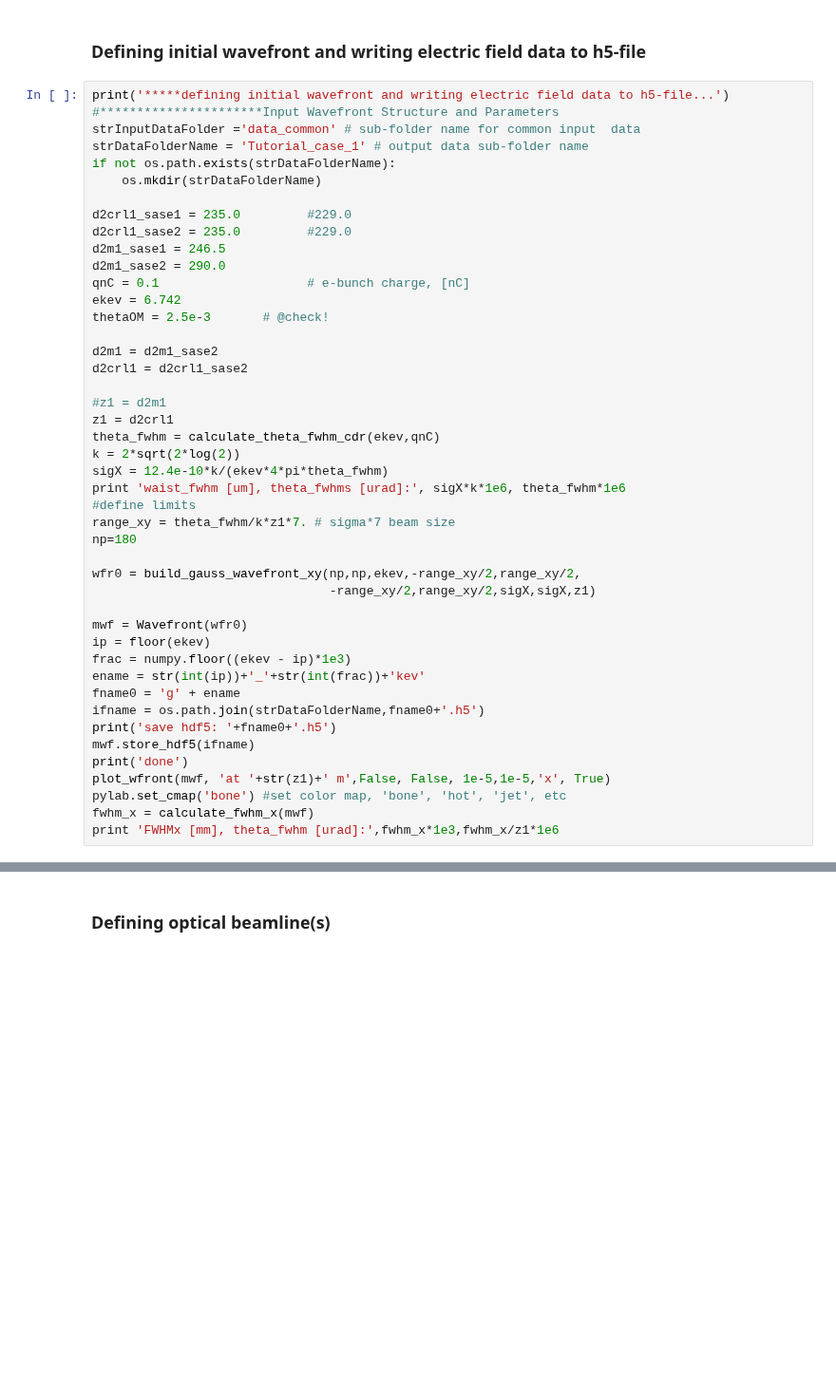
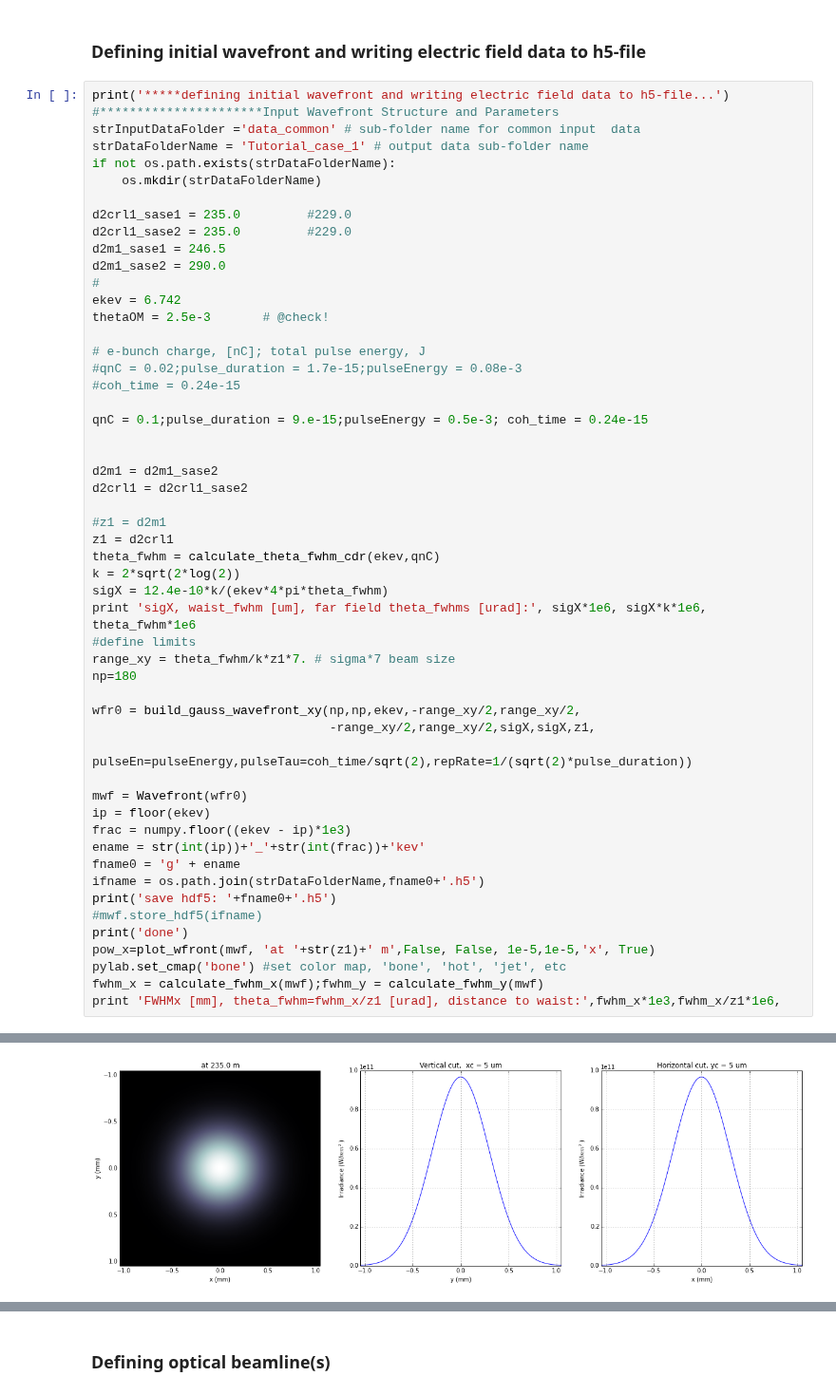
Before and after one commit to samoylv/WPG, a Jupyter notebook: samples/Tutorials/Tutorial_case_1.ipynb, the cells around one changed output, grey strips where cells are left out. Shown at 95% size. Drawn from its saved outputs; the diff is of its cells as text; blank space fills up the shorter version.

```diff
--- a/samples/Tutorials/Tutorial_case_1.ipynb
+++ b/samples/Tutorials/Tutorial_case_1.ipynb
@@ -182,9 +184,16 @@ d2crl1_sase1 = 235.0         #229.0
 d2crl1_sase2 = 235.0         #229.0
 d2m1_sase1 = 246.5
 d2m1_sase2 = 290.0
-qnC = 0.1                    # e-bunch charge, [nC]
+#
 ekev = 6.742
 thetaOM = 2.5e-3       # @check!
+
+# e-bunch charge, [nC]; total pulse energy, J
+#qnC = 0.02;pulse_duration = 1.7e-15;pulseEnergy = 0.08e-3
+#coh_time = 0.24e-15
+
+qnC = 0.1;pulse_duration = 9.e-15;pulseEnergy = 0.5e-3; coh_time = 0.24e-15
+
 
 d2m1 = d2m1_sase2
 d2crl1 = d2crl1_sase2
@@ -194,13 +203,14 @@ z1 = d2crl1
 theta_fwhm = calculate_theta_fwhm_cdr(ekev,qnC)
 k = 2*sqrt(2*log(2))
 sigX = 12.4e-10*k/(ekev*4*pi*theta_fwhm)
-print 'waist_fwhm [um], theta_fwhms [urad]:', sigX*k*1e6, theta_fwhm*1e6
+print 'sigX, waist_fwhm [um], far field theta_fwhms [urad]:', sigX*1e6, sigX*k*1e6, theta_fwhm*1e6
 #define limits
 range_xy = theta_fwhm/k*z1*7. # sigma*7 beam size
 np=180
 
 wfr0 = build_gauss_wavefront_xy(np,np,ekev,-range_xy/2,range_xy/2,
-                                -range_xy/2,range_xy/2,sigX,sigX,z1)
+                                -range_xy/2,range_xy/2,sigX,sigX,z1,
+                                pulseEn=pulseEnergy,pulseTau=coh_time/sqrt(2),repRate=1/(sqrt(2)*pulse_duration))
 
 mwf = Wavefront(wfr0)
 ip = floor(ekev)
@@ -209,9 +219,10 @@ ename = str(int(ip))+'_'+str(int(frac))+'kev'
 fname0 = 'g' + ename
 ifname = os.path.join(strDataFolderName,fname0+'.h5')
 print('save hdf5: '+fname0+'.h5')
-mwf.store_hdf5(ifname)
+#mwf.store_hdf5(ifname)
 print('done')
-plot_wfront(mwf, 'at '+str(z1)+' m',False, False, 1e-5,1e-5,'x', True)
+pow_x=plot_wfront(mwf, 'at '+str(z1)+' m',False, False, 1e-5,1e-5,'x', True)
 pylab.set_cmap('bone') #set color map, 'bone', 'hot', 'jet', etc
-fwhm_x = calculate_fwhm_x(mwf)
-print 'FWHMx [mm], theta_fwhm [urad]:',fwhm_x*1e3,fwhm_x/z1*1e6
+fwhm_x = calculate_fwhm_x(mwf);fwhm_y = calculate_fwhm_y(mwf)
+print 'FWHMx [mm], theta_fwhm=fwhm_x/z1 [urad], distance to waist:',fwhm_x*1e3,fwhm_x/z1*1e6,
+# %% [output]
@@ -217,0 +242 @@ print 'FWHMx [mm], theta_fwhm [urad]:',fwhm_x*1e3,fwhm_x/z1*1e6
+[figure, added]
```
Also changed, not shown: parts of 6 cells of this notebook, 3 other files.
